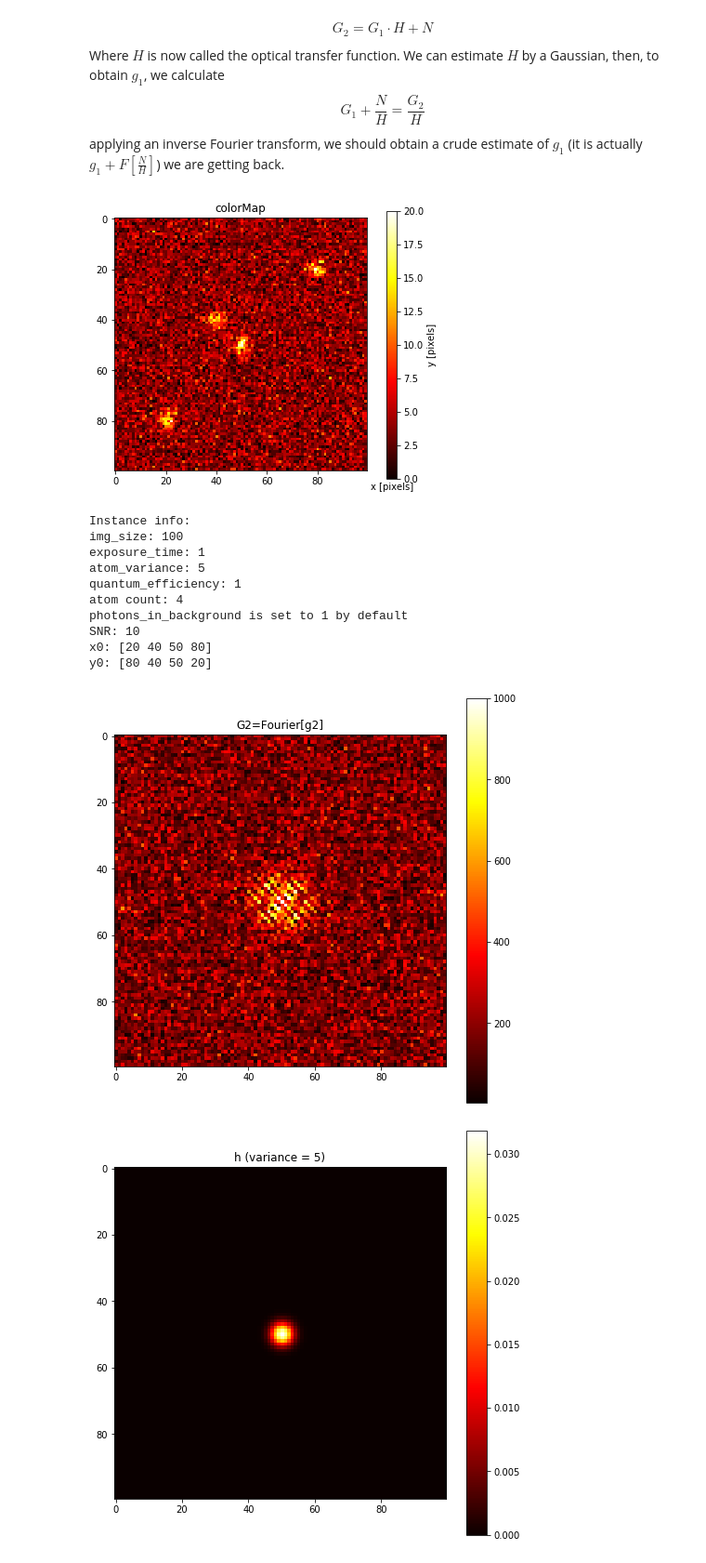
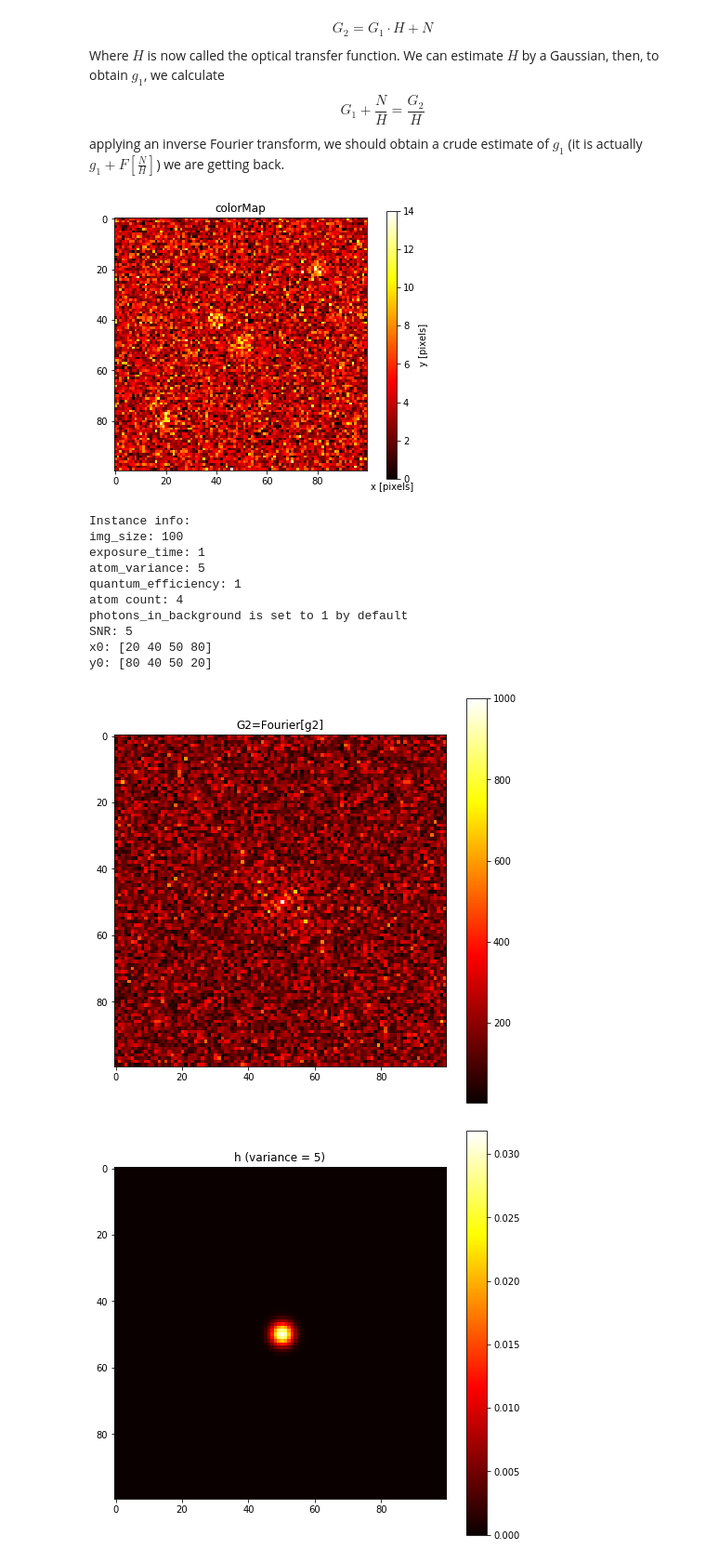
Before and after one commit to cliulinnaeus/AtomDetection, a Jupyter notebook: preprocessing/deconv_test2.ipynb, the cells around one changed output. Shown at 93% size. Drawn from its saved outputs; the diff is of its cells as text; code cells hidden in the pictures.

```diff
--- a/preprocessing/deconv_test2.ipynb
+++ b/preprocessing/deconv_test2.ipynb
@@ -152,15 +152,15 @@ $$G_1 + \frac{N}{H} = \frac{G_2}{H}$$
 applying an inverse Fourier transform, we should obtain a crude estimate of $g_1$ (it is actually $g_1 + F[\frac{N}{H}]$) we are getting back.
 # %%
 img_size = 100
-SNR = 10
+SNR = 5
 sim = simulator(img_size, 1)
 x0 = np.array([20, 40, 50, 80])
 y0 = np.array([80, 40, 50, 20])
 # x0 = x0[0]
 # y0 = y0[0]
 g2 = sim.create_simulation_from_SNR(x0, y0, SNR, verbose=True)
 # %% [output]
-[figure, old version]
+[figure, new version]
 Instance info:
 img_size: 100
 exposure_time: 1
@@ -168,7 +168,7 @@ atom_variance: 5
 quantum_efficiency: 1
 atom count: 4
 photons_in_background is set to 1 by default
-SNR: 10
+SNR: 5
 x0: [20 40 50 80]
 y0: [80 40 50 20]
 # %%
@@ -181,7 +181,7 @@ plt.imshow(np.abs(np.fft.fftshift(G2)), cmap='hot', vmax=1000)
 plt.colorbar()
 plt.show()
 # %% [output]
-[figure, old version]
+[figure, new version]
 # %%
 # sss = np.fft.ifft2(G2)
 # plt.imshow(np.abs(sss), cmap='hot')
```
Also changed, not shown: parts of 9 cells of this notebook, 1 other file.
